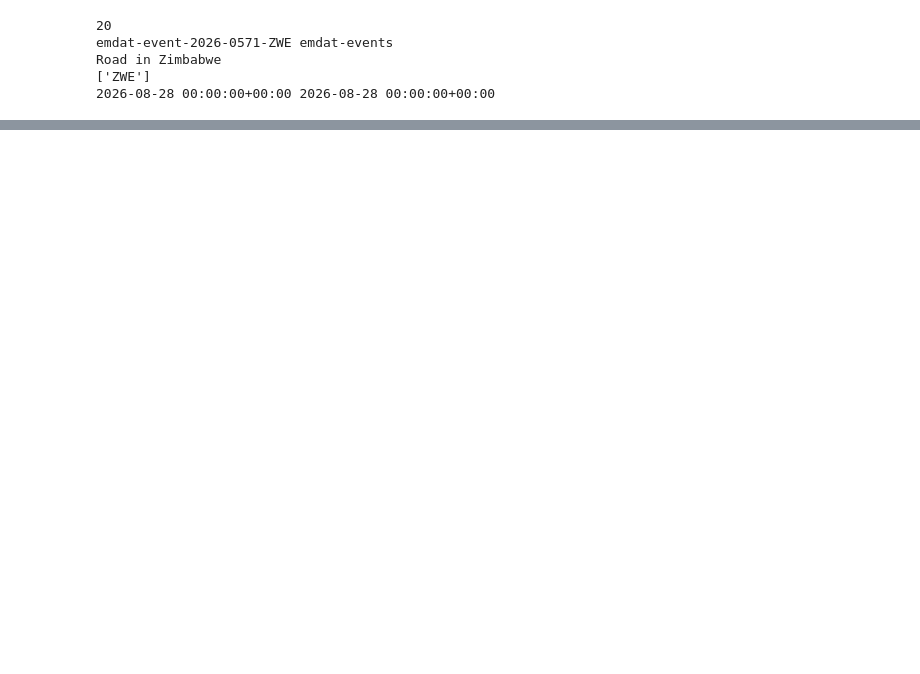
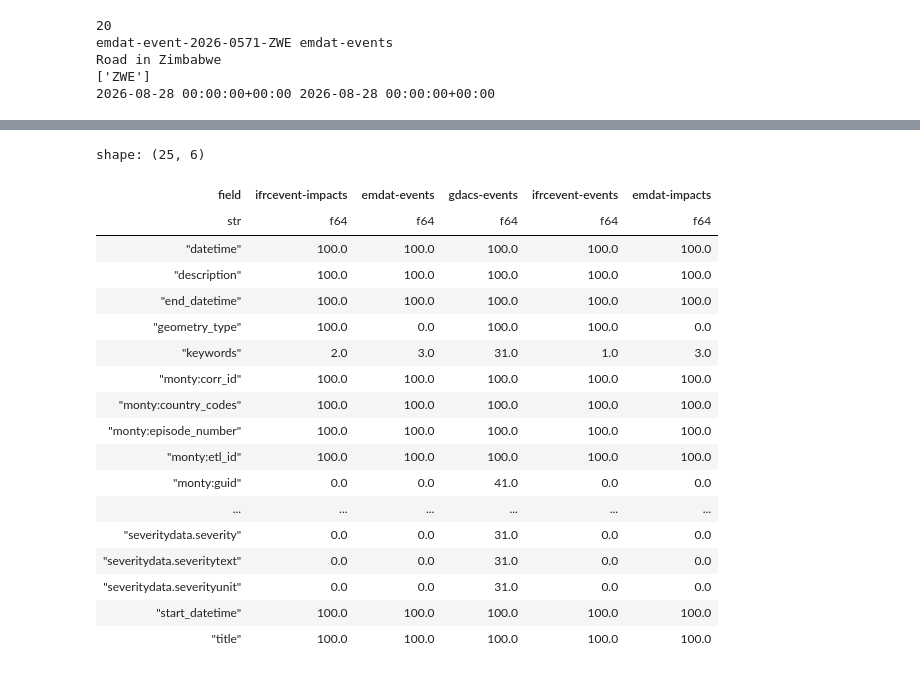
Before and after one commit to jbugli-NJ/fall-2026-group2, a Jupyter notebook: notebooks/eda_nb.ipynb, the cells around one changed output, grey strips where cells are left out. Drawn from its saved outputs; the diff is of its cells as text; code cells hidden in the pictures; blank space fills up the shorter version.

```diff
--- a/notebooks/eda_nb.ipynb
+++ b/notebooks/eda_nb.ipynb
@@ -29,19 +44,0 @@ How many Items are in each collection? The API doesn't report `numberMatched`, s
-# %%
-import json
-from pathlib import Path
-
-from monty_tool.api_utils import get_collection_counts
-
-# data/ is gitignored, so this cache is local-only
-counts_path = Path("../data/collection_counts.json")
-
-if counts_path.exists():
-    counts = json.loads(counts_path.read_text())
-else:
-    counts = get_collection_counts()
-    counts_path.parent.mkdir(exist_ok=True)
-    counts_path.write_text(json.dumps(counts, indent=2))
-
-for cid, n in sorted(counts.items(), key=lambda kv: -kv[1]):
-    print(f"{n:>9,}  {cid}")
-print(f"{sum(counts.values()):>9,}  TOTAL")
@@ -80,0 +133,15 @@ for cid, items in raw.items():
+# %%
+import polars as pl
+from collections import Counter
+from pydantic import ValidationError
+
+from monty_tool.api_schemas import MontandonItem
+from monty_tool.data_cache import items_to_frame
+
+pl.Config.set_tbl_rows(60)
+pl.Config.set_tbl_cols(30)
+pl.Config.set_fmt_str_lengths(70)
+
+frames = {cid: items_to_frame(items) for cid, items in raw.items()}
+df = pl.concat(frames.values(), how="diagonal_relaxed")
+df.shape
@@ -80,0 +160,30 @@ for cid, items in raw.items():
+# %%
+SKIP = {"id", "collection", "bbox", "n_links", "n_assets"}
+coverage = (
+    df.group_by("collection")
+    .agg([(pl.col(c).is_not_null().mean() * 100).round(0).alias(c) for c in df.columns if c not in SKIP])
+    .unpivot(index="collection", variable_name="field", value_name="pct")
+    .pivot(on="collection", index="field", values="pct")
+    .sort("field")
+)
+coverage
+# %% [output]
+shape: (25, 6)
+| field | ifrcevent-impacts | emdat-events | gdacs-events | ifrcevent-events | emdat-impacts |
+| str | f64 | f64 | f64 | f64 | f64 |
+| "datetime" | 100.0 | 100.0 | 100.0 | 100.0 | 100.0 |
+| "description" | 100.0 | 100.0 | 100.0 | 100.0 | 100.0 |
+| "end_datetime" | 100.0 | 100.0 | 100.0 | 100.0 | 100.0 |
+| "geometry_type" | 100.0 | 0.0 | 100.0 | 100.0 | 0.0 |
+| "keywords" | 2.0 | 3.0 | 31.0 | 1.0 | 3.0 |
+| "monty:corr_id" | 100.0 | 100.0 | 100.0 | 100.0 | 100.0 |
+| "monty:country_codes" | 100.0 | 100.0 | 100.0 | 100.0 | 100.0 |
+| "monty:episode_number" | 100.0 | 100.0 | 100.0 | 100.0 | 100.0 |
+| "monty:etl_id" | 100.0 | 100.0 | 100.0 | 100.0 | 100.0 |
+| "monty:guid" | 0.0 | 0.0 | 41.0 | 0.0 | 0.0 |
+| ... | ... | ... | ... | ... | ... |
+| "severitydata.severity" | 0.0 | 0.0 | 31.0 | 0.0 | 0.0 |
+| "severitydata.severitytext" | 0.0 | 0.0 | 31.0 | 0.0 | 0.0 |
+| "severitydata.severityunit" | 0.0 | 0.0 | 31.0 | 0.0 | 0.0 |
+| "start_datetime" | 100.0 | 100.0 | 100.0 | 100.0 | 100.0 |
+| "title" | 100.0 | 100.0 | 100.0 | 100.0 | 100.0 |
```
Also changed, not shown: parts of 30 cells of this notebook, 2 other files.
